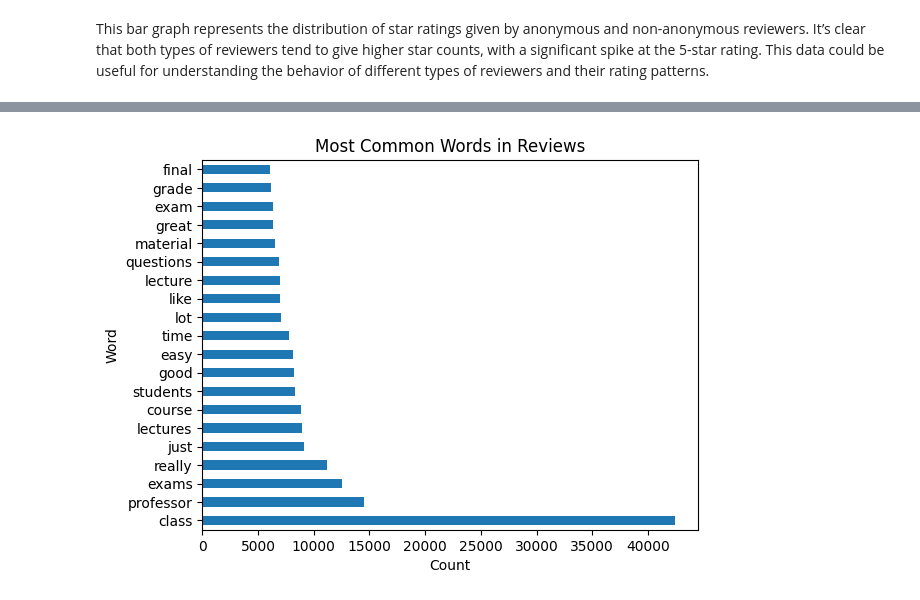
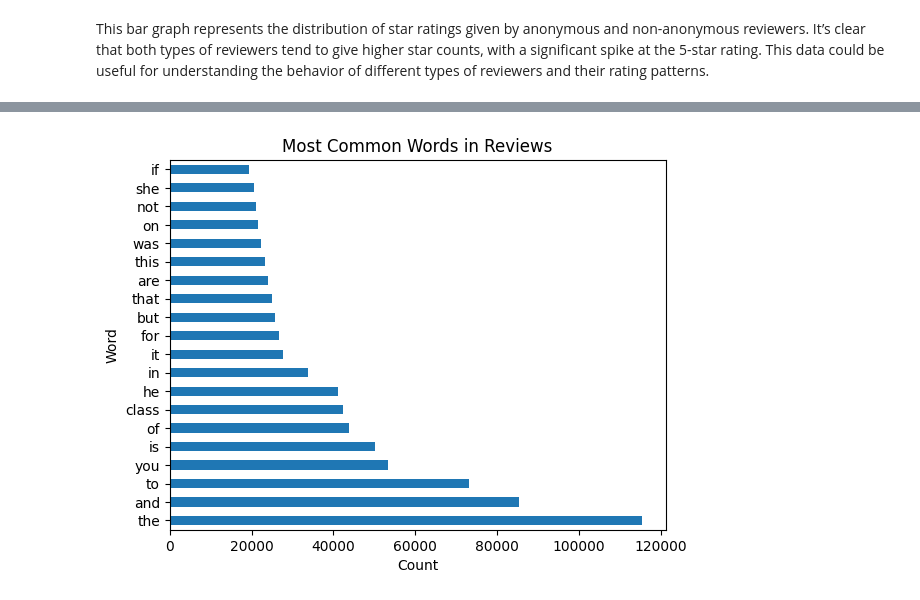
Before and after one commit to ShreenidhiAyinala/Planetterp-Course-Review-Data-Exploration-NLP-Methods, a Jupyter notebook: CMSC320 Final Project Checkpoint3.ipynb, the cells around one changed output, grey strips where cells are left out. Drawn from its saved outputs; the diff is of its cells as text; code cells hidden in the pictures.

```diff
--- a/CMSC320 Final Project Checkpoint3.ipynb
+++ b/CMSC320 Final Project Checkpoint3.ipynb
@@ -541,24 +654,20 @@ This bar graph represents the distribution of star ratings given by anonymous an
 # %%
-# Use NLP to analyze reviews
 from sklearn.feature_extraction.text import CountVectorizer
 
-# Drop records with no reviews
-df = df.dropna(subset=['review_text'])
-
 # Create a CountVectorizer object that is aware of english stopwords
-vectorizer = CountVectorizer(stop_words='english')
+vectorizer = CountVectorizer()
 
 #Fit the data to the vector object
 X = vectorizer.fit_transform(df['review_text'])
 
 # Create a DataFrame from  to display the most frequent words
 df_text = pd.DataFrame(X.toarray(), columns=vectorizer.get_feature_names_out())
 
 # Display the most frequesnt words
 df_text.sum().sort_values(ascending=False).head(20).plot(kind='barh')
 plt.title('Most Common Words in Reviews')
 plt.xlabel('Count')
 plt.ylabel('Word')
 plt.show()
 # %% [output]
-[figure, old version]
+[figure, new version]
```
Also changed, not shown: parts of 22 cells of this notebook.
